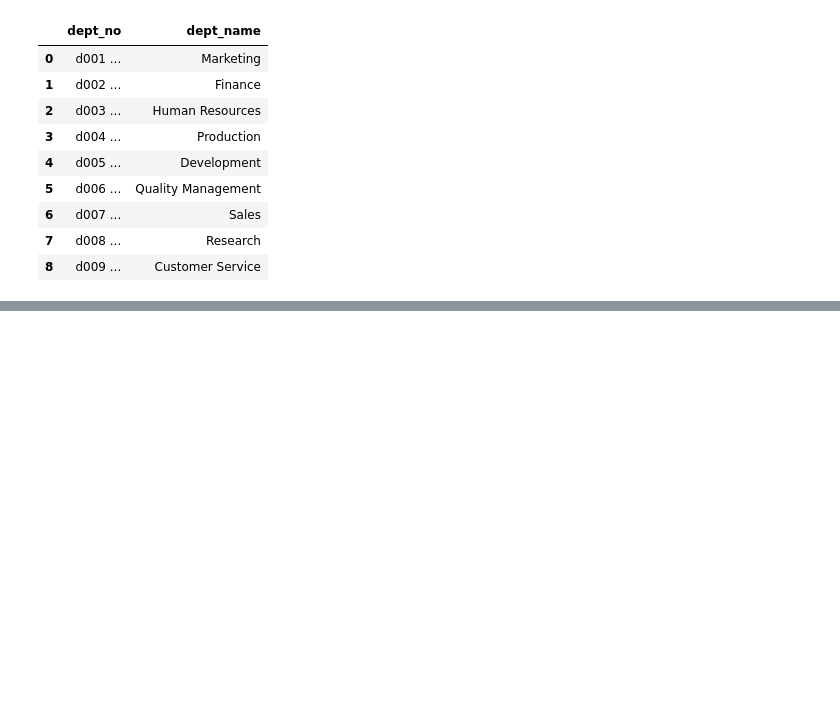
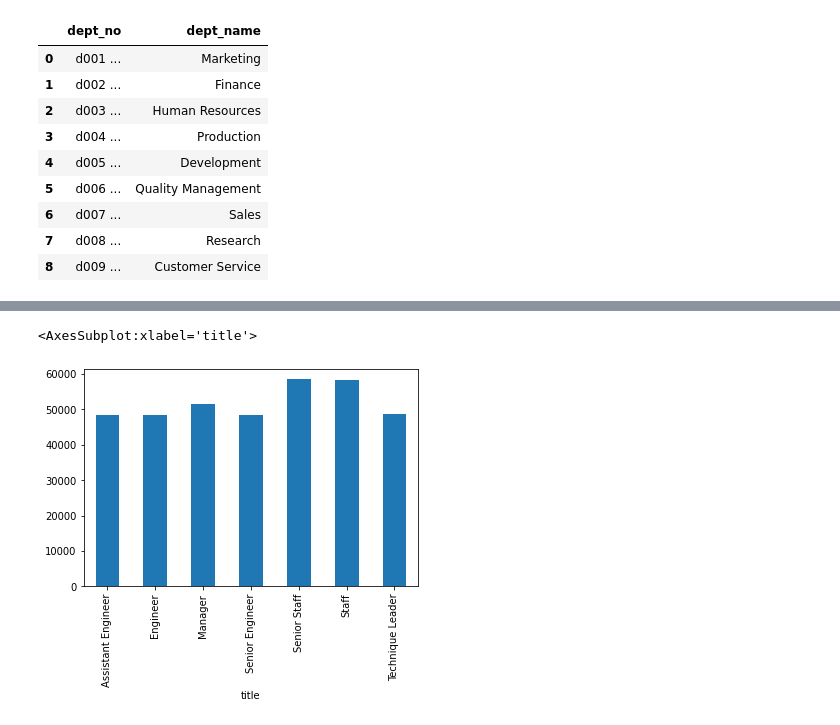
Before and after one commit to Farhana20/UCI_Homework_Farhana, a Jupyter notebook: sql-challenge/Bonus_Homework.ipynb, the cells around one changed output, grey strips where cells are left out. Saved outputs shown, nothing was run; the diff lists cells and outputs as text; code cells hidden in the pictures; blank space fills up the shorter version.

```diff
--- a/sql-challenge/Bonus_Homework.ipynb
+++ b/sql-challenge/Bonus_Homework.ipynb
@@ -31,0 +102,3 @@ departments
+# %%
+salary_mean = employee_salaries_df.groupby('title')['salary'].mean().round(2)
+salary_mean
@@ -31,0 +120,5 @@ departments
+# %%
+salary_mean.plot.bar()
+# %% [output]
+<AxesSubplot:xlabel='title'>
+[figure, added]
```
Also changed, not shown: parts of 9 cells of this notebook.
